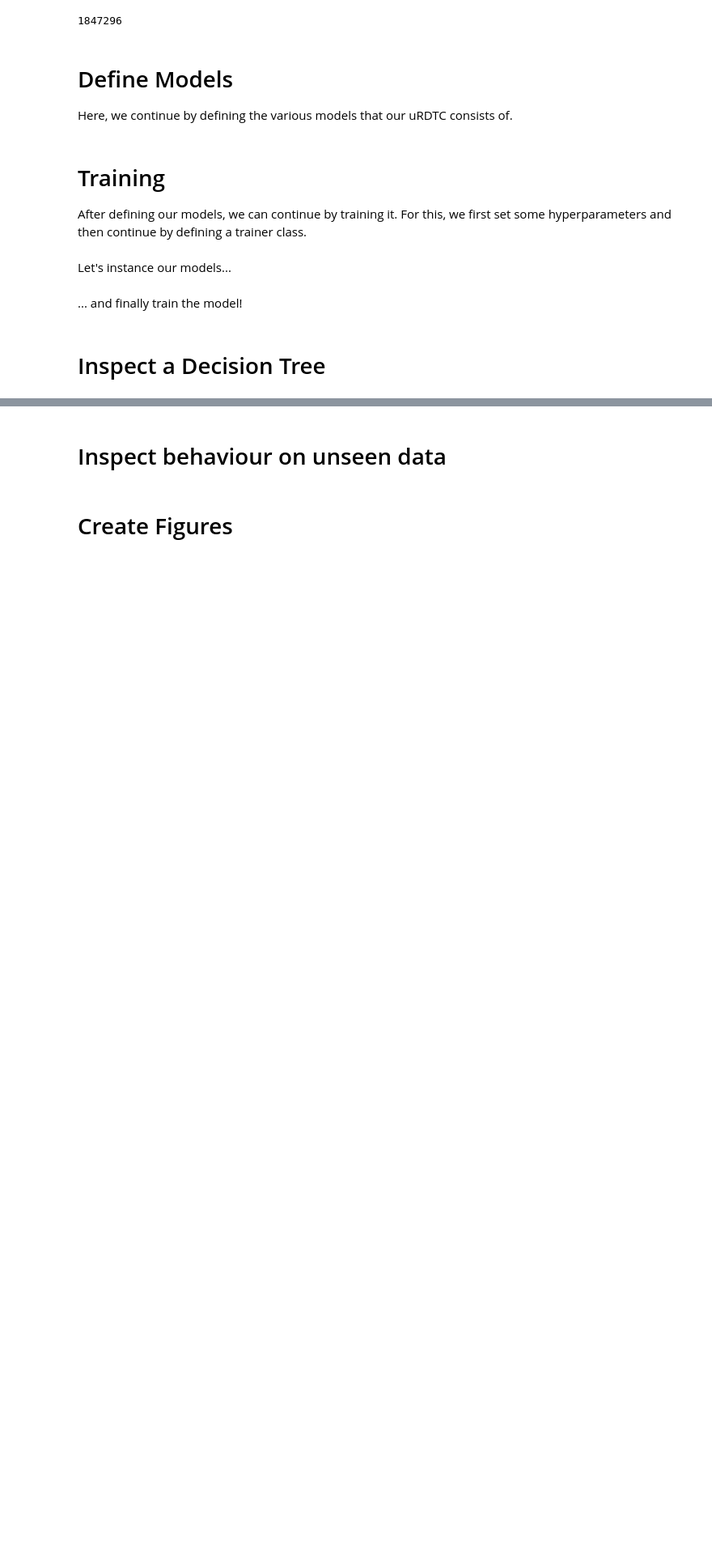
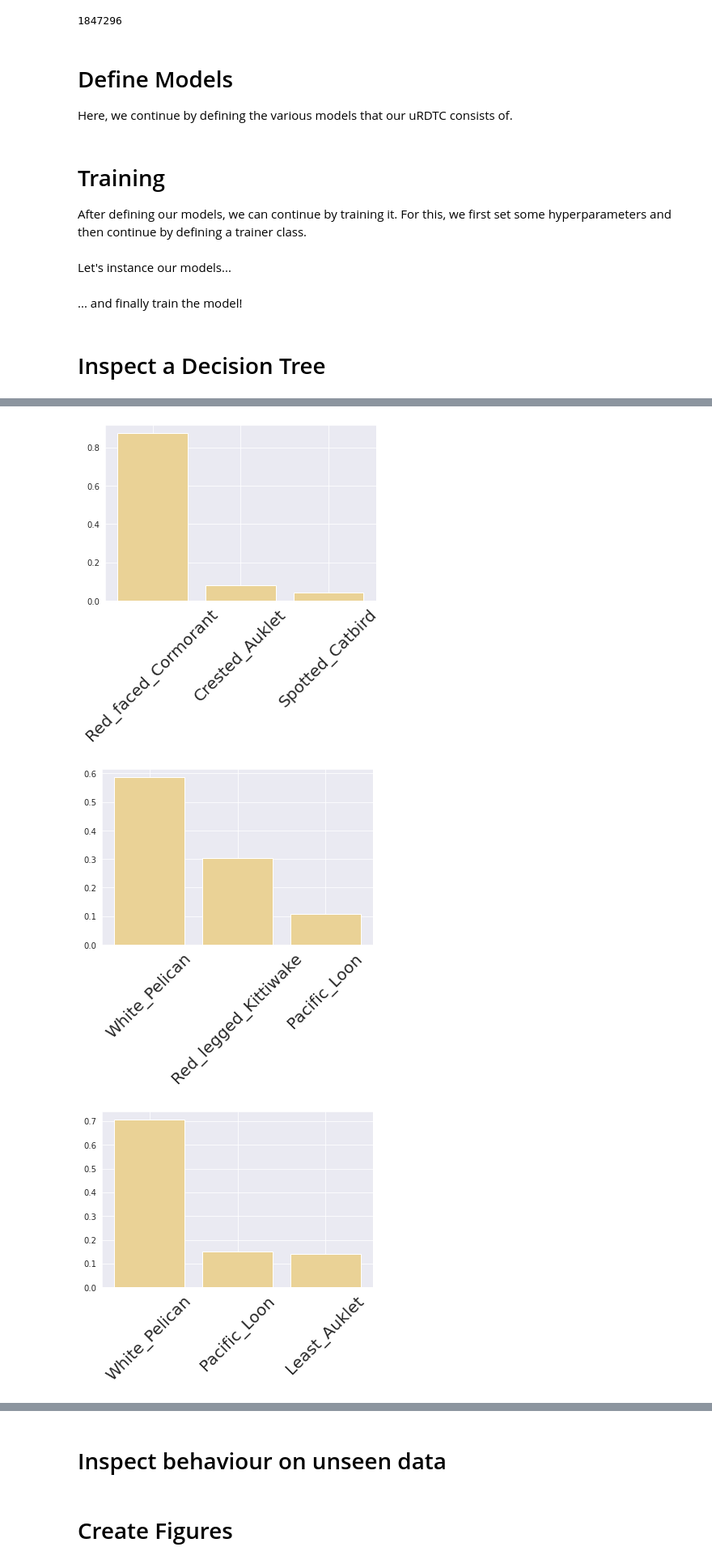
Before and after one commit to stefanwezel/urdtc, a Jupyter notebook: uRDTC.ipynb, the cells around one changed output, grey strips where cells are left out. Shown at 81% size. Cells and saved outputs as stored; diff of their text form; code cells hidden in the pictures; blank space fills up the shorter version.

Commit message:
new figures for example tree

```diff
--- a/uRDTC.ipynb
+++ b/uRDTC.ipynb
@@ -1624,7 +1624,7 @@ cnn_out_size = 2048
 
 # initiate the observer classifier model
 model = OC('xoc', len(classes), 'dropoutcnn', in_channels,
-            cnn_out_size, dataset, 2, 40, # 13 worked
+            cnn_out_size, dataset, 3, 40, # 13 worked
             attribute_size, attribute_mtx, attribute_coef,
             hidden_size, tau_initial=5,
             use_pretrained=False, shallow=False)
@@ -1684,12 +1684,12 @@ scheduler = [tree_scheduler, cnn_scheduler]
 model.set_optimizer(optimizer)
 # model.init_tree_stats()
 model.set_scheduler(scheduler)
-##h
+
 # model.strategy = 'randRDTC'
 # model.strategy = 'remRDTC'
-# model.strategy = 'extRDTC'
+model.strategy = 'extRDTC'
 ##hook
-model.strategy = 'aRDTC'
+# model.strategy = 'aRDTC'
 # %% [markdown]
 ... and finally train the model!
 # %%
@@ -1707,8 +1707,8 @@ model.strategy = 'aRDTC'
 # %%
 in_channels, cnn_out_size, log_freq = get_dataset_config(dataset, 'cnn', 40 )
 # cnn_out_size=2048
-model.load_state_dict(torch.load('/home/swezel/projects/urdtc/log/aRDTC_best_agg.pth'))#,  map_location=lambda storage, loc: storage)
-model.cnn.load_state_dict(torch.load('/home/swezel/projects/urdtc/log/aRDTC_best_agg_vision_model.pth'))
+model.load_state_dict(torch.load('/home/swezel/projects/urdtc/log/extRDTC_best_agg.pth'))#,  map_location=lambda storage, loc: storage)
+model.cnn.load_state_dict(torch.load('/home/swezel/projects/urdtc/log/extRDTC_best_agg_vision_model.pth'))
 # model.train()
 # model.eval()
 # print(model.n_possible_states)
@@ -1755,14 +1780,18 @@ print(model.attribute_accuracies[0])
 # %%
-# sns.set_style('darkgrid')
-# import matplotlib
-# matplotlib.rc('xtick', labelsize=20)
+sns.set_style('darkgrid')
+import matplotlib
+matplotlib.rc('xtick', labelsize=20)
 
 
 
-# for i, class_prob in enumerate(class_probs):
-# #     print([class_name_dict[str(c)] for c in classifications[i]])
-#     plt.bar(x = [class_name_dict[str(c)] for c in classifications[i]], height=np.array(class_prob), color='#EAD296')
-#     plt.xticks(rotation=45)
-# #     plt.savefig(figure_path + 'class_probs_{}.svg'.format(i),bbox_inches='tight')
+for i, class_prob in enumerate(class_probs):
+#     print([class_name_dict[str(c)] for c in classifications[i]])
+    plt.bar(x = [class_name_dict[str(c)] for c in classifications[i]], height=np.array(class_prob), color='#EAD296')
+    plt.xticks(rotation=45)
+    plt.savefig(figure_path + 'class_probs_{}_pelican.svg'.format(i),bbox_inches='tight')
 
-#     plt.show()
+    plt.show()
+# %% [output]
+[figure, added]
+[figure, added]
+[figure, added]
```
Also changed, not shown: parts of 4 cells of this notebook, 5 other files.
